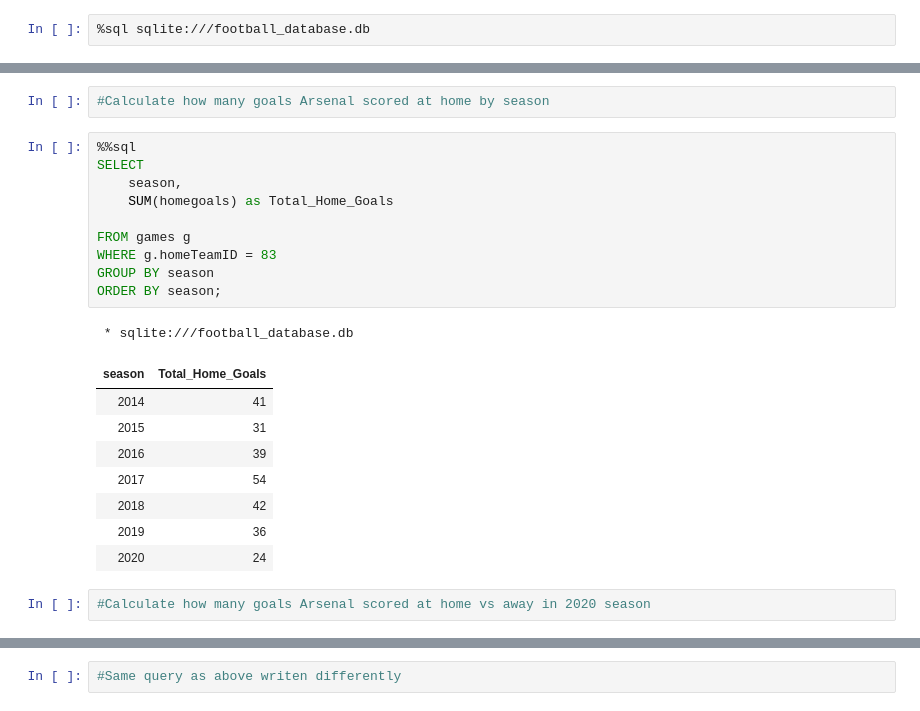
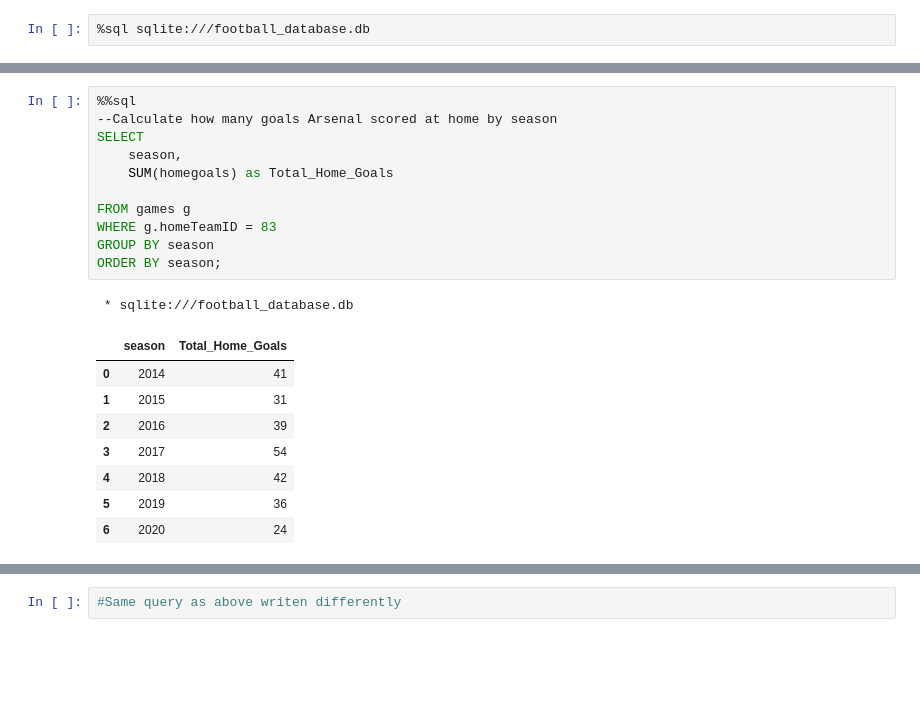
Before and after one commit to Zaki978/European-Soccer-SQL-Data-Project, a Jupyter notebook: EU Football SQL Project.ipynb, the cells around one changed output, grey strips where cells are left out. Cells and saved outputs as stored; diff of their text form; blank space fills up the shorter version.

```diff
--- a/EU Football SQL Project.ipynb
+++ b/EU Football SQL Project.ipynb
@@ -196,29 +176,26 @@ WHERE t.teamID in (SELECT id
 | 29 | 238 | Sheffield United |
 | 30 | 245 | Leeds |
 31 rows × 2 columns
-# %%
-#Calculate how many goals Arsenal scored at home by season
 # %%
 %%sql
+--Calculate how many goals Arsenal scored at home by season
 SELECT
     season,
     SUM(homegoals) as Total_Home_Goals
 
 FROM games g
 WHERE g.homeTeamID = 83
 GROUP BY season
 ORDER BY season;
 # %% [output]
  * sqlite:///football_database.db
-| season | Total_Home_Goals |
-| 2014 | 41 |
-| 2015 | 31 |
-| 2016 | 39 |
-| 2017 | 54 |
-| 2018 | 42 |
-| 2019 | 36 |
-| 2020 | 24 |
+|  | season | Total_Home_Goals |
+| 0 | 2014 | 41 |
+| 1 | 2015 | 31 |
+| 2 | 2016 | 39 |
+| 3 | 2017 | 54 |
+| 4 | 2018 | 42 |
+| 5 | 2019 | 36 |
+| 6 | 2020 | 24 |
-# %%
-#Calculate how many goals Arsenal scored at home vs away in 2020 season
 # %%
 %%sql
```
Also changed, not shown: parts of 15 cells of this notebook.
